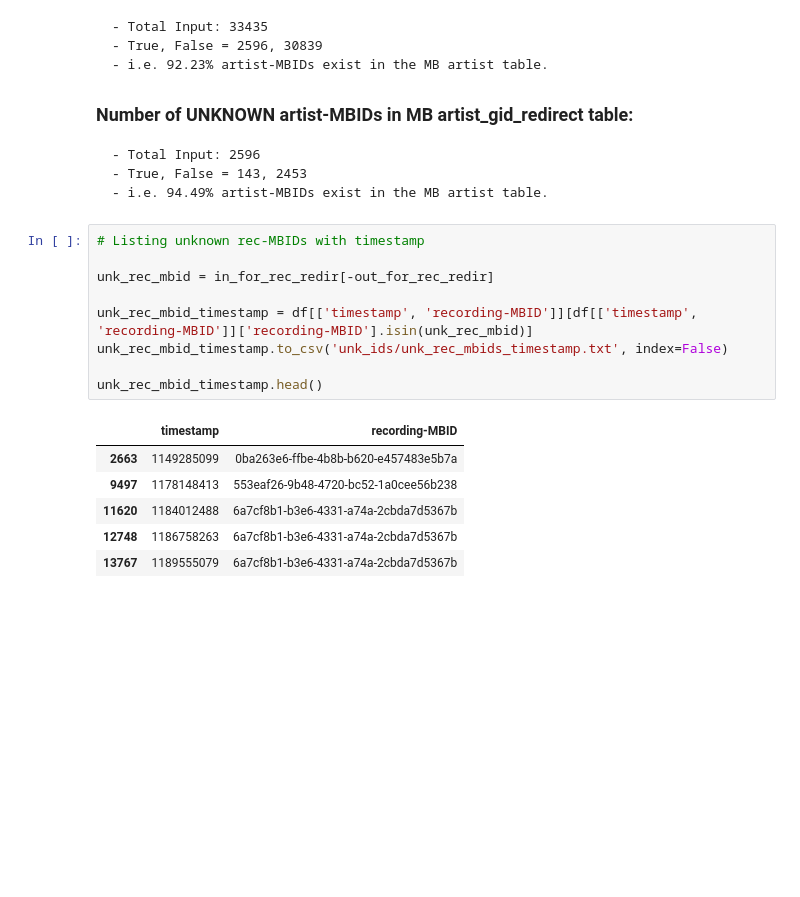
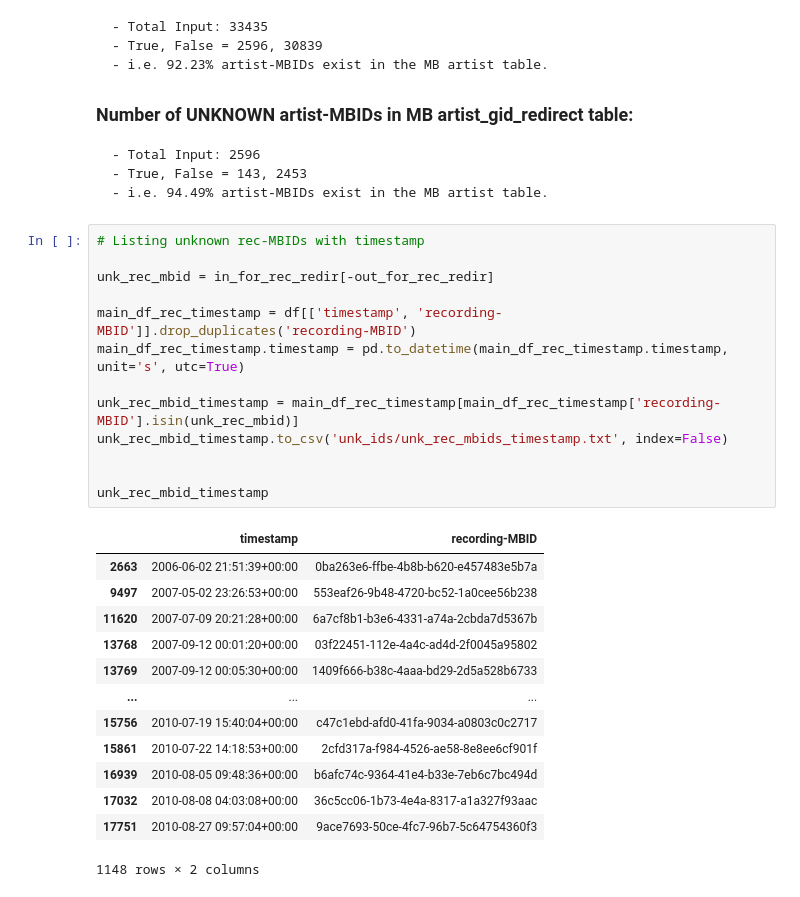
Before and after one commit to Prathamesh-Ghatole/MLHD, a Jupyter notebook: MLHD.ipynb, the cells around one changed output. Drawn from its saved outputs; the diff is of its cells as text; blank space fills up the shorter version.

```diff
--- a/MLHD.ipynb
+++ b/MLHD.ipynb
@@ -488,19 +484,30 @@ display(MD(report_artist))
 # %%
 # Listing unknown rec-MBIDs with timestamp
 
 unk_rec_mbid = in_for_rec_redir[-out_for_rec_redir]
 
-unk_rec_mbid_timestamp = df[['timestamp', 'recording-MBID']][df[['timestamp', 'recording-MBID']]['recording-MBID'].isin(unk_rec_mbid)]
+main_df_rec_timestamp = df[['timestamp', 'recording-MBID']].drop_duplicates('recording-MBID')
+main_df_rec_timestamp.timestamp = pd.to_datetime(main_df_rec_timestamp.timestamp, unit='s', utc=True)
+
+unk_rec_mbid_timestamp = main_df_rec_timestamp[main_df_rec_timestamp['recording-MBID'].isin(unk_rec_mbid)]
 unk_rec_mbid_timestamp.to_csv('unk_ids/unk_rec_mbids_timestamp.txt', index=False)
 
-unk_rec_mbid_timestamp.head()
+
+unk_rec_mbid_timestamp
 # %% [output]
 |  | timestamp | recording-MBID |
-| 2663 | 1149285099 | 0ba263e6-ffbe-4b8b-b620-e457483e5b7a |
-| 9497 | 1178148413 | 553eaf26-9b48-4720-bc52-1a0cee56b238 |
-| 11620 | 1184012488 | 6a7cf8b1-b3e6-4331-a74a-2cbda7d5367b |
-| 12748 | 1186758263 | 6a7cf8b1-b3e6-4331-a74a-2cbda7d5367b |
-| 13767 | 1189555079 | 6a7cf8b1-b3e6-4331-a74a-2cbda7d5367b |
+| 2663 | 2006-06-02 21:51:39+00:00 | 0ba263e6-ffbe-4b8b-b620-e457483e5b7a |
+| 9497 | 2007-05-02 23:26:53+00:00 | 553eaf26-9b48-4720-bc52-1a0cee56b238 |
+| 11620 | 2007-07-09 20:21:28+00:00 | 6a7cf8b1-b3e6-4331-a74a-2cbda7d5367b |
+| 13768 | 2007-09-12 00:01:20+00:00 | 03f22451-112e-4a4c-ad4d-2f0045a95802 |
+| 13769 | 2007-09-12 00:05:30+00:00 | 1409f666-b38c-4aaa-bd29-2d5a528b6733 |
+| ... | ... | ... |
+| 15756 | 2010-07-19 15:40:04+00:00 | c47c1ebd-afd0-41fa-9034-a0803c0c2717 |
+| 15861 | 2010-07-22 14:18:53+00:00 | 2cfd317a-f984-4526-ae58-8e8ee6cf901f |
+| 16939 | 2010-08-05 09:48:36+00:00 | b6afc74c-9364-41e4-b33e-7eb6c7bc494d |
+| 17032 | 2010-08-08 04:03:08+00:00 | 36c5cc06-1b73-4e4a-8317-a1a327f93aac |
+| 17751 | 2010-08-27 09:57:04+00:00 | 9ace7693-50ce-4fc7-96b7-5c64754360f3 |
+1148 rows × 2 columns
 # %%
 # Listing unknown rec-MBIDs with timestamp
 
```
Also changed, not shown: parts of 3 cells of this notebook.
